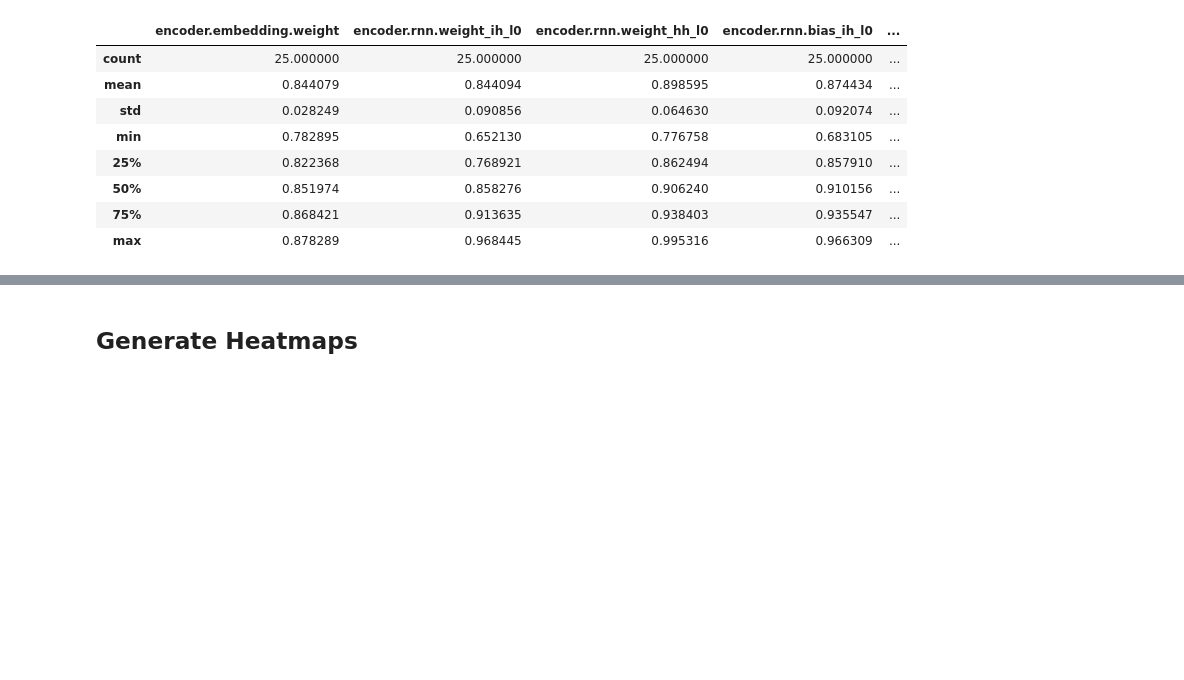
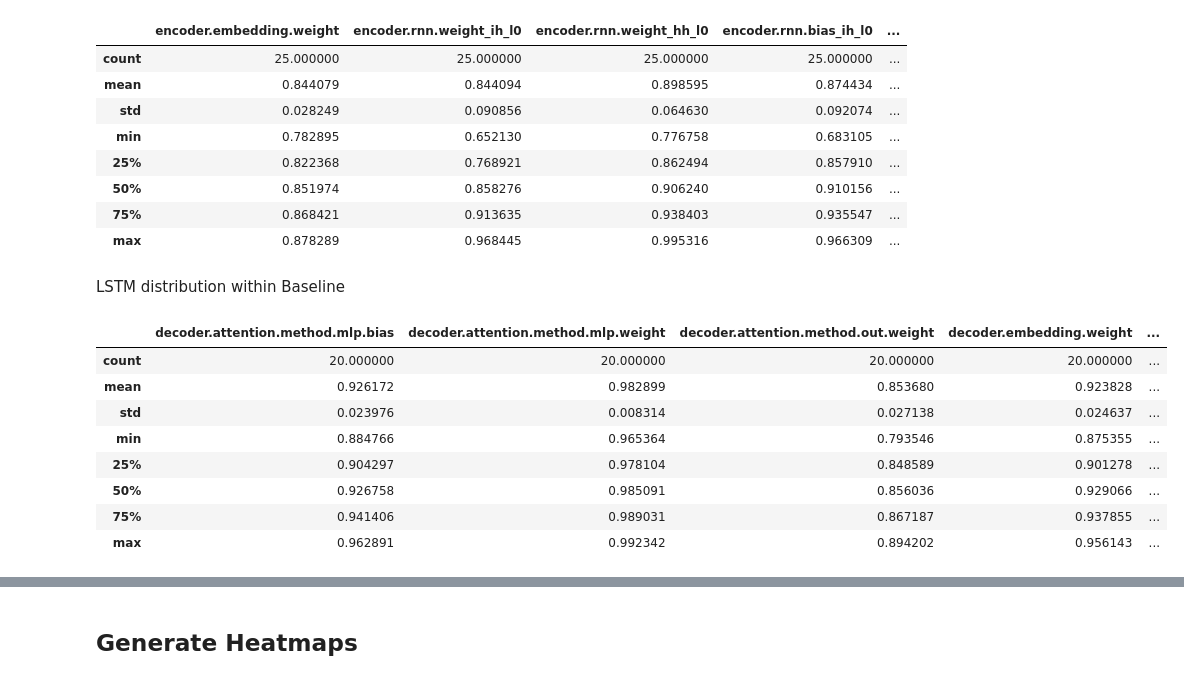
Before and after one commit to davidmrau/machine, a Jupyter notebook: parameter_analysis.ipynb, the cells around one changed output, grey strips where cells are left out. Drawn from its saved outputs; the diff is of its cells as text; code cells hidden in the pictures; blank space fills up the shorter version.

```diff
--- a/parameter_analysis.ipynb
+++ b/parameter_analysis.ipynb
@@ -344,3 +388,17 @@ analysis_LSTM.dist.describe()
 | 50% | 0.851974 | 0.858276 | 0.906240 | 0.910156 | ... |
 | 75% | 0.868421 | 0.913635 | 0.938403 | 0.935547 | ... |
 | max | 0.878289 | 0.968445 | 0.995316 | 0.966309 | ... |
+# %% [markdown]
+LSTM distribution within Baseline
+# %%
+analysis_LSTM.dist_within_A.T.describe()
+# %% [output]
+|  | decoder.attention.method.mlp.bias | decoder.attention.method.mlp.weight | decoder.attention.method.out.weight | decoder.embedding.weight | ... |
+| count | 20.000000 | 20.000000 | 20.000000 | 20.000000 | ... |
+| mean | 0.926172 | 0.982899 | 0.853680 | 0.923828 | ... |
+| std | 0.023976 | 0.008314 | 0.027138 | 0.024637 | ... |
+| min | 0.884766 | 0.965364 | 0.793546 | 0.875355 | ... |
+| 25% | 0.904297 | 0.978104 | 0.848589 | 0.901278 | ... |
+| 50% | 0.926758 | 0.985091 | 0.856036 | 0.929066 | ... |
+| 75% | 0.941406 | 0.989031 | 0.867187 | 0.937855 | ... |
+| max | 0.962891 | 0.992342 | 0.894202 | 0.956143 | ... |
```
Also changed, not shown: parts of 7 cells of this notebook.
